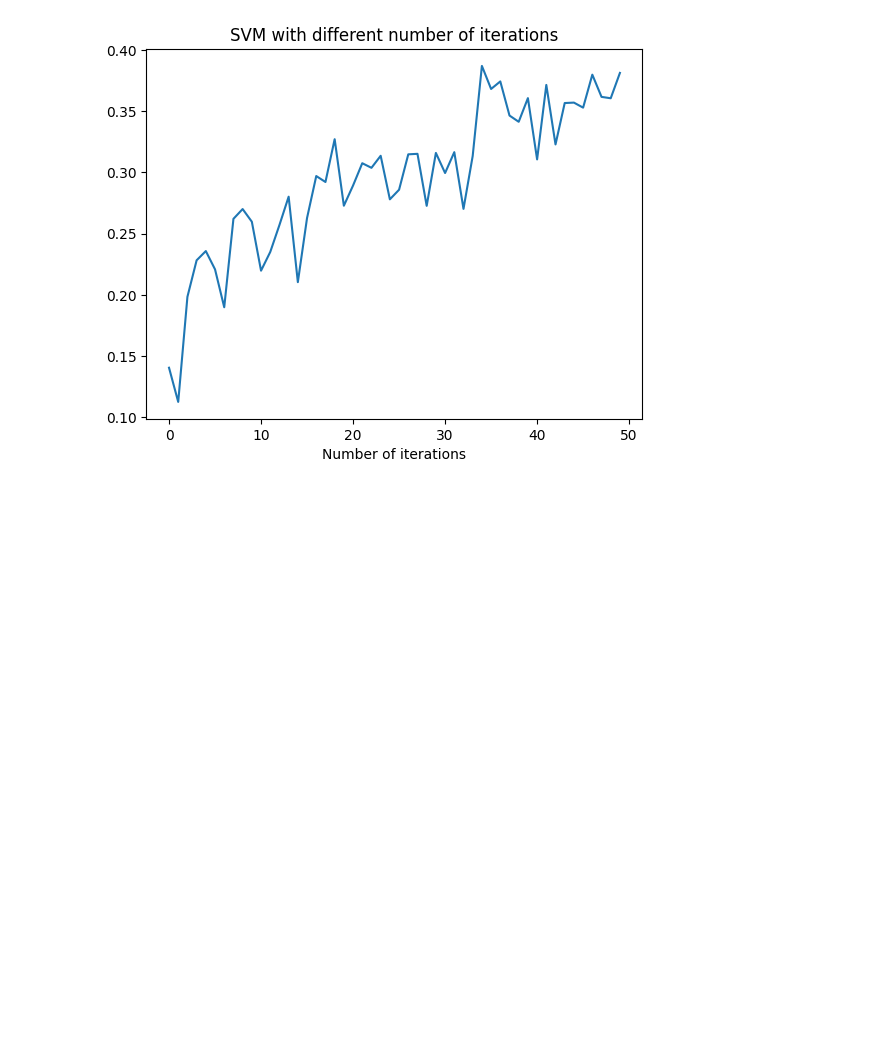
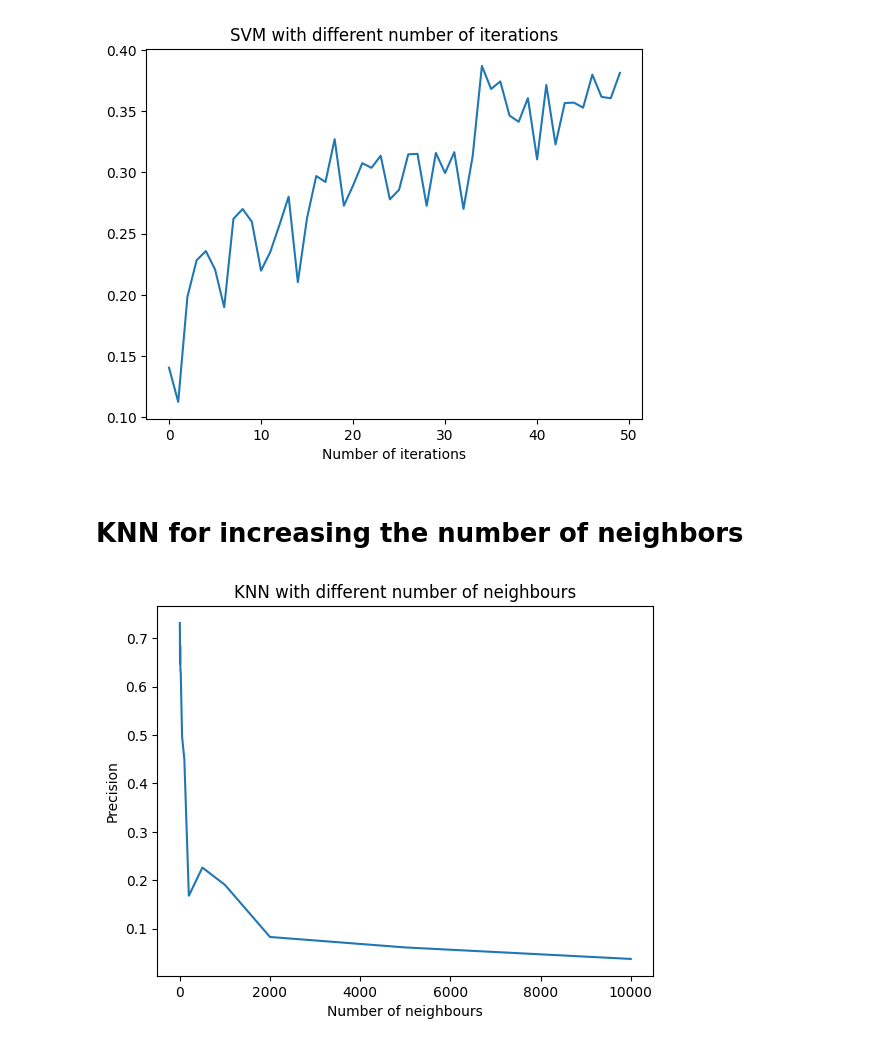
Before and after one commit to PatrykFlama/GameClassifier, a Jupyter notebook: notebooks/plots.ipynb, the cells around one changed output. Saved outputs shown, nothing was run; the diff lists cells and outputs as text; code cells hidden in the pictures; blank space fills up the shorter version.

Commit message:
knn more neighbours plot

```diff
--- a/notebooks/plots.ipynb
+++ b/notebooks/plots.ipynb
@@ -325,3 +325,23 @@ plt.xlabel('Number of iterations')
 plt.show()
 # %% [output]
 [figure]
+# %% [markdown]
+# KNN for increasing the number of neighbors
+# %%
+X = input_preprocessing.tfidf(data.games['description'], max_features=10000)
+y = output_preprocessing.multilabel_binarizer(data.games['genres'])
+# %%
+neighbours = [1, 3, 5, 7, 9, 11, 13, 15, 21, 51, 101, 201, 501, 1001, 2001, 5001, 10001]
+evaluations = []
+for neighbour in neighbours:
+    model = models.KNN(X, y, eval_ms.precision, neighbour)
+    model.fit()
+    evaluations.append(model.evaluate())
+# %%
+plt.plot(neighbours, evaluations)
+plt.title('KNN with different number of neighbours')
+plt.xlabel('Number of neighbours')
+plt.ylabel('Precision')
+plt.show()
+# %% [output]
+[figure, added]
```
Also changed, not shown: parts of 1 cell of this notebook, 3 other files.
